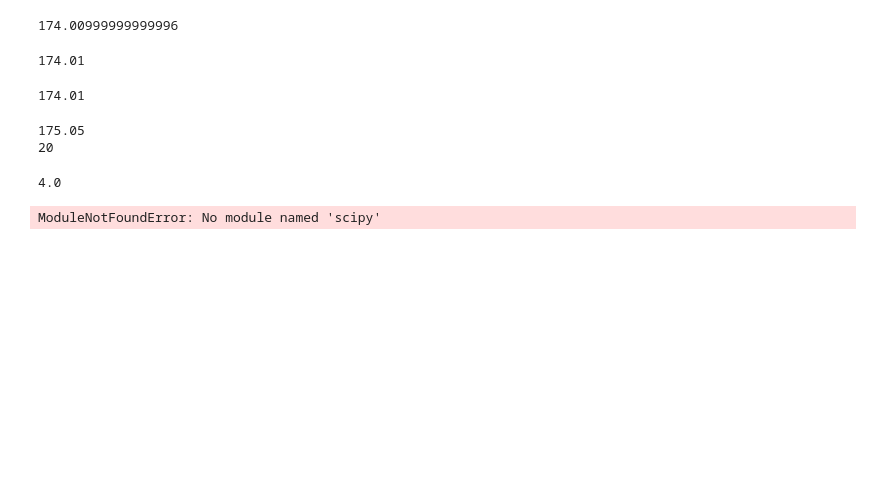
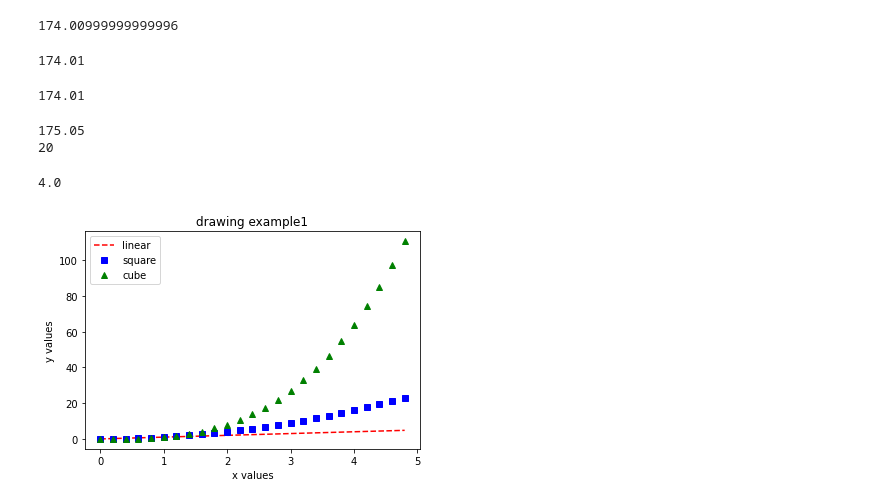
Before and after one commit to Yuta-141/python_statistics, a Jupyter notebook: chapter03.ipynb, the cells around one changed output. Drawn from its saved outputs; the diff is of its cells as text; code cells hidden in the pictures; blank space fills up the shorter version.

```diff
--- a/chapter03.ipynb
+++ b/chapter03.ipynb
@@ -29,8 +29,6 @@ print(np.power(x.prod(), 1/len(x)))
 # %% [output]
 4.0
 # %%
-from scipy import stats
-x = [168.3,179.2,165.8,170.5,188.2,174.6,162.8,175.5,178.1,177.1]
-print(stats.trim_mean(x,0.1))
+#from scipy import stats
+#x = [168.3,179.2,165.8,170.5,188.2,174.6,162.8,175.5,178.1,177.1]
+#print(stats.trim_mean(x,0.1))
-# %% [output]
-ModuleNotFoundError: No module named 'scipy'
@@ -36,0 +38,16 @@ ModuleNotFoundError: No module named 'scipy'
+# %%
+import numpy as np
+import matplotlib.pyplot as plt
+
+t = np.arange(0.,5.,0.2) #0 to 5 ,between 0.2 -> list t
+
+plt.title('drawing example1') #graph title
+plt.plot(t,t,'r--', label='linear') #y=x
+plt.plot(t,t**2,'bs',label='square')#y=x**2
+plt.plot(t,t**3,'g^',label='cube')#y =x**3
+plt.xlabel('x values')
+plt.ylabel('y values')
+plt.legend() #guide
+plt.show() #output
+# %% [output]
+[figure, added]
```
Also changed, not shown: parts of 5 cells of this notebook, 1 other file.
